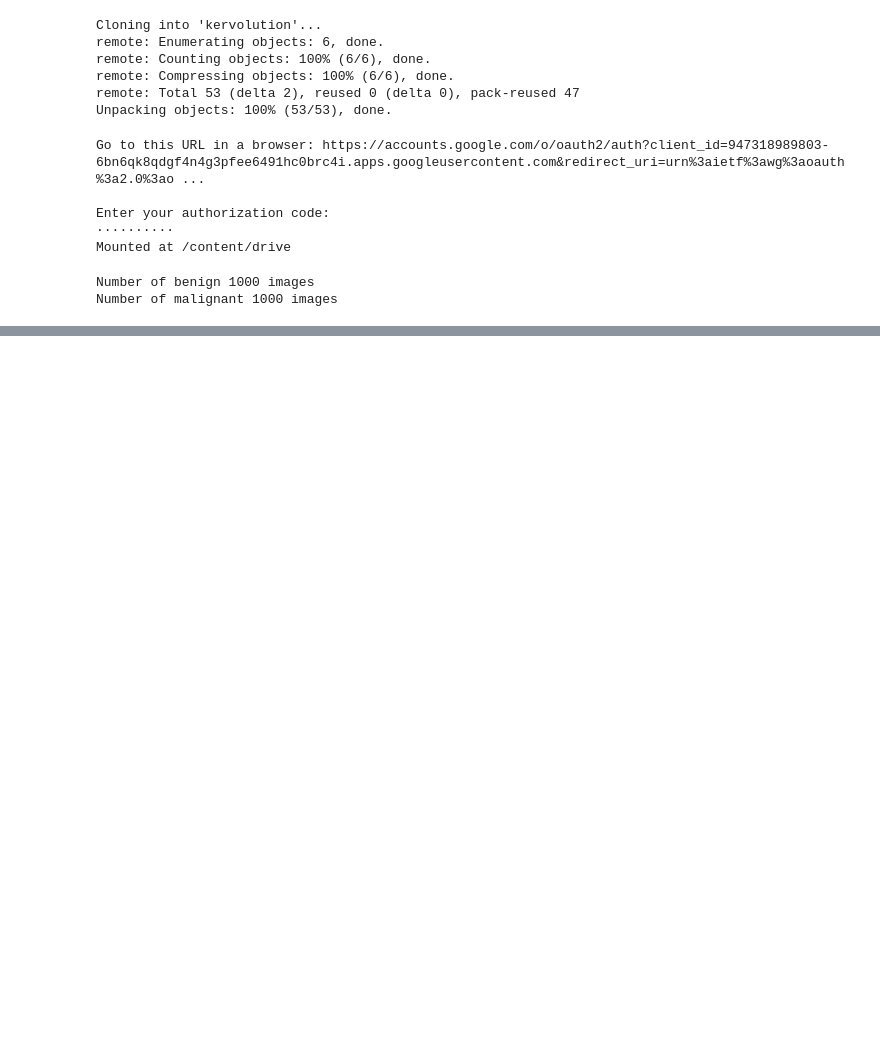
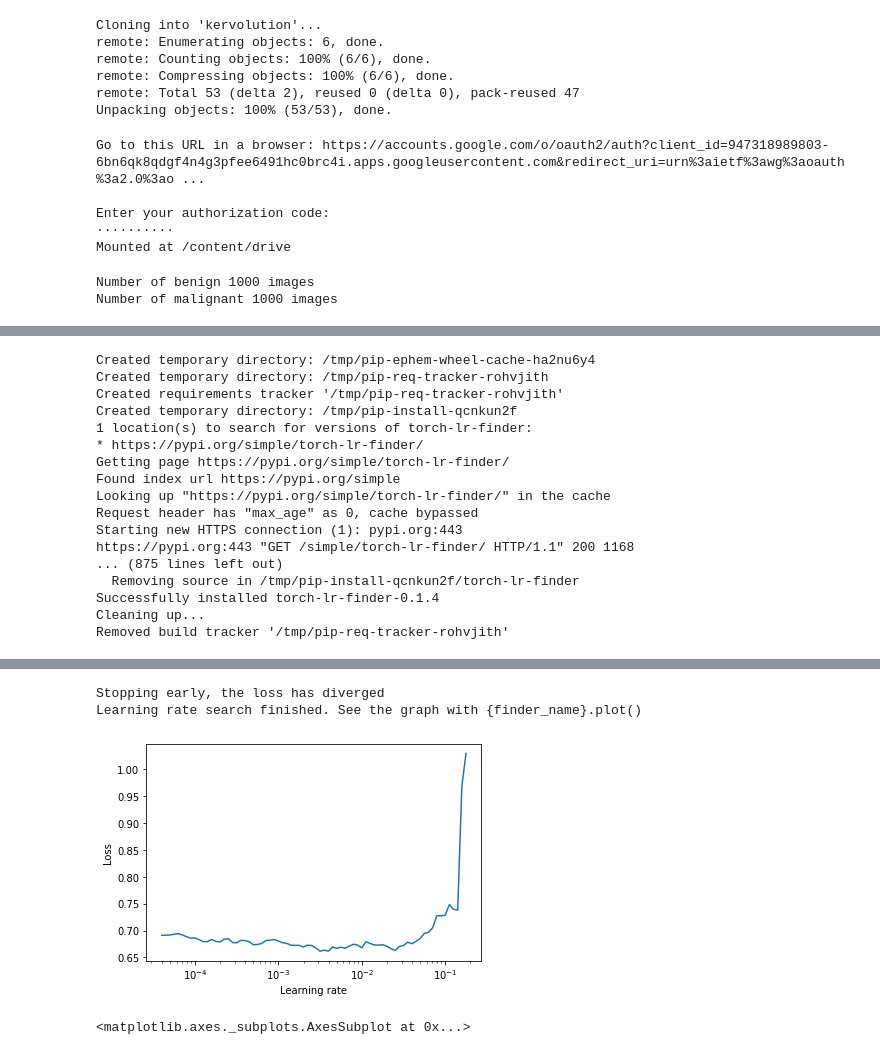
Before and after one commit to kamil-sladowski/KNN, a Jupyter notebook: KNN_Avg_No_Relu2.ipynb, the cells around one changed output, grey strips where cells are left out. Drawn from its saved outputs; the diff is of its cells as text; code cells hidden in the pictures; blank space fills up the shorter version.

```diff
--- a/KNN_Avg_No_Relu2.ipynb
+++ b/KNN_Avg_No_Relu2.ipynb
@@ -57,6 +58,7 @@ out_channels_2 = 24
 out_channels_3 = 32
 out_channels_4 = 48
 out_channels_5 = 64
+out_channels_6 = 100
 
 kernel_size = 3
 padding_1 = 1
@@ -248,10 +250,11 @@ gamma:
 
 model_base = nn.Sequential(
                 nn.Kerv2d(in_channels , out_channels_1, padding=padding_1, dilation=1, groups=1, bias=True,
-                          kernel_type='polynomial', kernel_size=kernel_size, learnable_kernel=True,
-                          kernel_regularizer=True, stride=1, balance=1, power=3, gamma=1
+                          kernel_type='gaussian', kernel_size=kernel_size, learnable_kernel=True,
+                          kernel_regularizer=True, stride=1, balance=0.5, power=20, gamma=1
                           ),
                 nn.BatchNorm2d(out_channels_1),
+                nn.AvgPool2d(2, stride=2),
                 nn.Conv2d(out_channels_1 , out_channels_2, padding= padding_1, kernel_size=kernel_size, stride=1),
                 nn.BatchNorm2d(out_channels_2),
                 nn.AvgPool2d(2, stride=2),
@@ -259,30 +262,27 @@ model_base = nn.Sequential(
                 nn.Dropout(0.1),
                 nn.BatchNorm2d(out_channels_3),
                 nn.AvgPool2d(2, stride=2),
-                #nn.Conv2d(out_channels_3 , out_channels_4, padding= padding_1, kernel_size=kernel_size, stride=1),
-                nn.Kerv2d(out_channels_3 , out_channels_4, padding=padding_1, dilation=1, groups=1, bias=True,
-                          kernel_type='gaussian', kernel_size=kernel_size, learnable_kernel=True,
-                          kernel_regularizer=True, stride=1, balance=1, power=4, gamma=1
-                          ),
+                nn.Conv2d(out_channels_3 , out_channels_4, padding= padding_1, kernel_size=kernel_size, stride=1),
+
 
                 nn.BatchNorm2d(out_channels_4),
                 nn.AvgPool2d(2, stride=2),
                 nn.Conv2d(out_channels_4 , out_channels_5, padding= padding_1, kernel_size=kernel_size, stride=1),
                 nn.BatchNorm2d(out_channels_5),
                 nn.AvgPool2d(2, stride=2),
+                nn.Conv2d(out_channels_5 , out_channels_6, padding= padding_1, kernel_size=kernel_size, stride=1),
+                nn.BatchNorm2d(out_channels_6),
+                nn.AvgPool2d(2, stride=2),
 
                 nn.Dropout(0.5),
                 Flatten(),
-                nn.Linear(2304,64),
+                nn.Linear(100,64),
                 nn.Linear(64,2)
             )
 model_gpu = model_base.type(gpu_dtype)
 print(model_gpu)
 loss_fn = nn.modules.loss.CrossEntropyLoss()
 optimizer = optim.Adam(model_gpu.parameters(), lr = learning_rate, weight_decay=weight_decay)
-
-train(model_gpu, train_loader ,loss_fn, optimizer, num_epochs=num_epochs)
-check_accuracy(model_gpu, valid_loader)
 # %% [output]
 Sequential(
   (0): Kerv2d(3, 16, kernel_size=(3, 3), stride=(1, 1), padding=(1, 1))
@@ -307,8 +308,26 @@ check_accuracy(model_gpu, valid_loader)
 # %%
-#! pip install torch-lr-finder -v --global-option="amp"
-#from torch_lr_finder import LRFinder
+! pip install torch-lr-finder -v --global-option="amp"
+from torch_lr_finder import LRFinder
 
-#lr_finder = LRFinder(model_gpu, optimizer, loss_fn, device="cuda")
+lr_finder = LRFinder(model_gpu, optimizer, loss_fn, device="cuda")
 
-#lr_finder.range_test(train_loader, end_lr=1, num_iter=100, start_lr=1e-05)
-#lr_finder.plot()
+lr_finder.range_test(train_loader, end_lr=1, num_iter=100, start_lr=0.00001)
+lr_finder.plot()
+# %% [output]
+Created temporary directory: /tmp/pip-ephem-wheel-cache-ha2nu6y4
+Created temporary directory: /tmp/pip-req-tracker-rohvjith
+Created requirements tracker '/tmp/pip-req-tracker-rohvjith'
+Created temporary directory: /tmp/pip-install-qcnkun2f
+1 location(s) to search for versions of torch-lr-finder:
+* https://pypi.org/simple/torch-lr-finder/
+Getting page https://pypi.org/simple/torch-lr-finder/
+Found index url https://pypi.org/simple
+Looking up "https://pypi.org/simple/torch-lr-finder/" in the cache
+Request header has "max_age" as 0, cache bypassed
+Starting new HTTPS connection (1): pypi.org:443
+https://pypi.org:443 "GET /simple/torch-lr-finder/ HTTP/1.1" 200 1168
+... (875 lines left out)
+  Removing source in /tmp/pip-install-qcnkun2f/torch-lr-finder
+Successfully installed torch-lr-finder-0.1.4
+Cleaning up...
+Removed build tracker '/tmp/pip-req-tracker-rohvjith'
@@ -314,0 +335,4 @@ check_accuracy(model_gpu, valid_loader)
+Stopping early, the loss has diverged
+Learning rate search finished. See the graph with {finder_name}.plot()
+[figure, added]
+<matplotlib.axes._subplots.AxesSubplot at 0x...>
```
Also changed, not shown: parts of 14 cells of this notebook.
